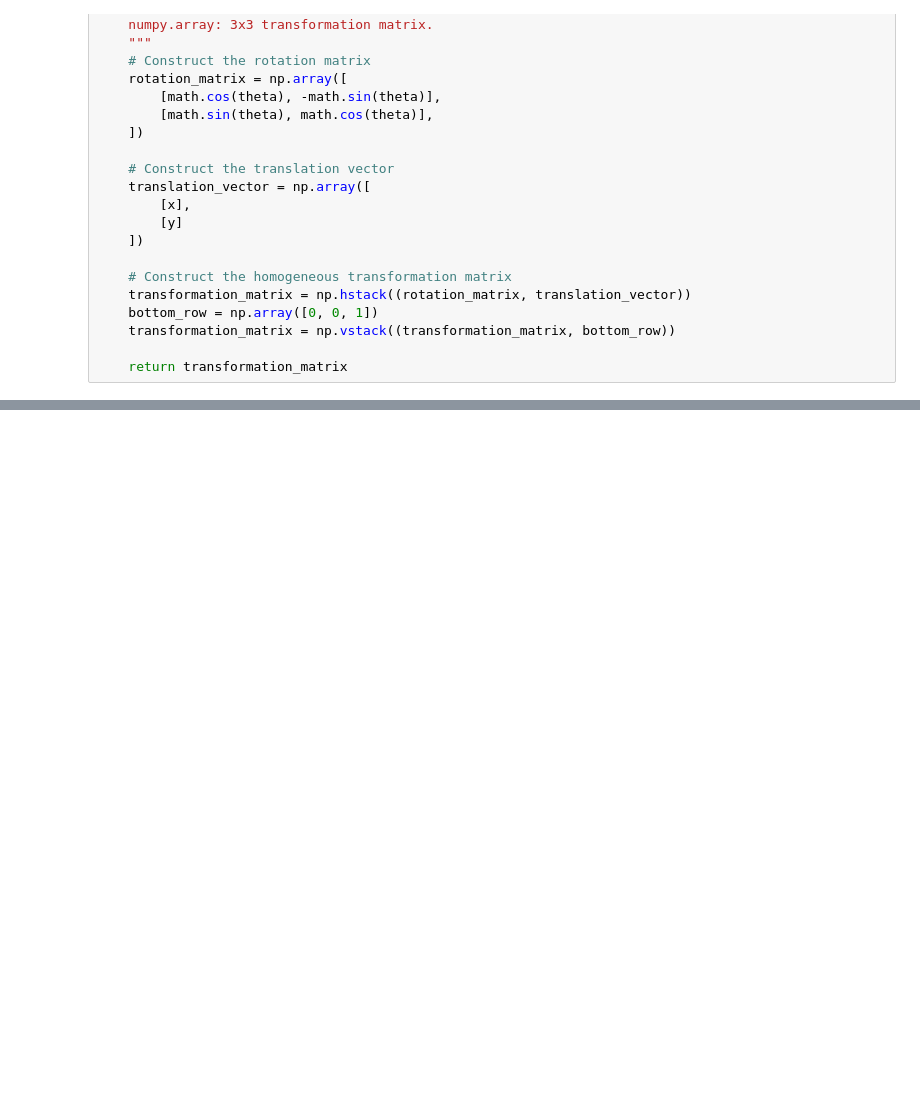
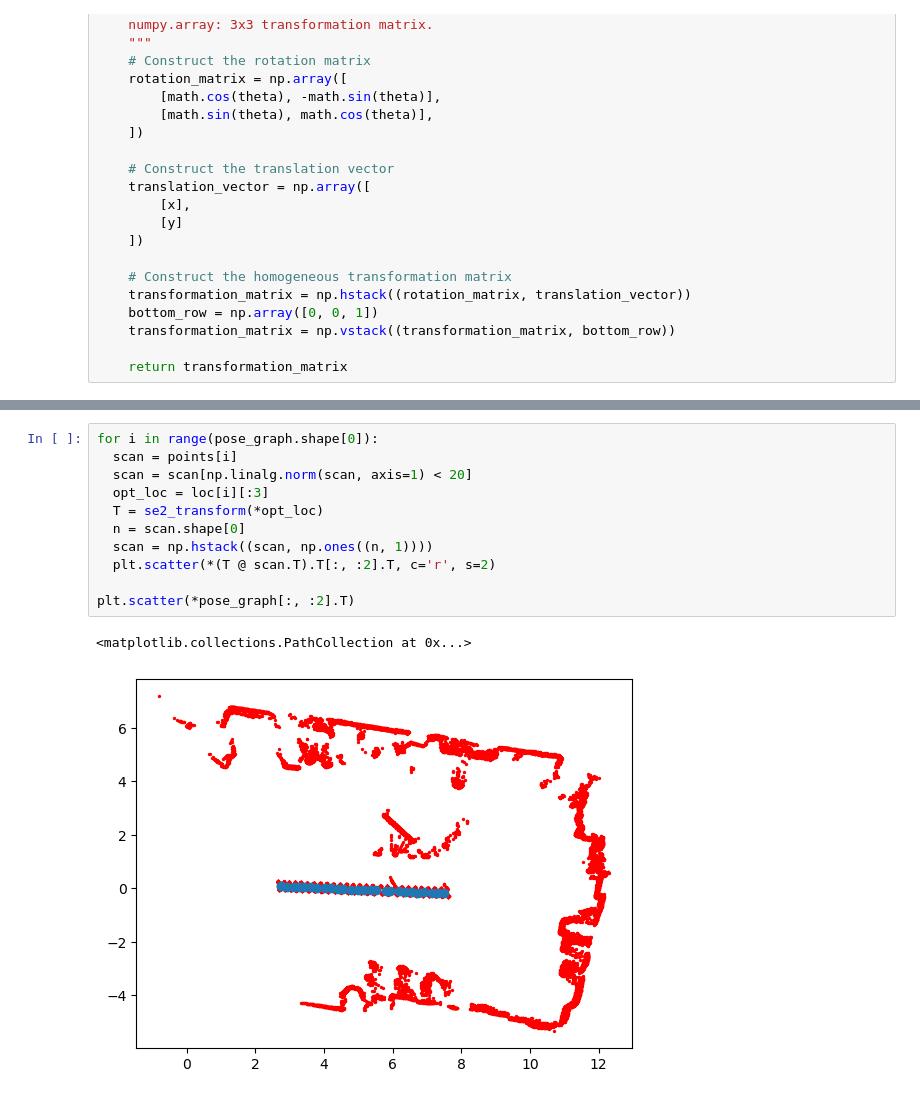
Before and after one commit to ShravanRavi2002/executor, a Jupyter notebook: trajectory.ipynb, the cells around one changed output, grey strips where cells are left out. Drawn from its saved outputs; the diff is of its cells as text; blank space fills up the shorter version.

```diff
--- a/trajectory.ipynb
+++ b/trajectory.ipynb
@@ -132,0 +133,14 @@ plt.scatter(*pose_graph[:, :2].T)
+# %%
+for i in range(pose_graph.shape[0]):
+  scan = points[i]
+  scan = scan[np.linalg.norm(scan, axis=1) < 20]
+  opt_loc = loc[i][:3]
+  T = se2_transform(*opt_loc)
+  n = scan.shape[0]
+  scan = np.hstack((scan, np.ones((n, 1))))
+  plt.scatter(*(T @ scan.T).T[:, :2].T, c='r', s=2)
+
+plt.scatter(*pose_graph[:, :2].T)
+# %% [output]
+<matplotlib.collections.PathCollection at 0x...>
+[figure, added]
```
Also changed, not shown: parts of 11 cells of this notebook.
